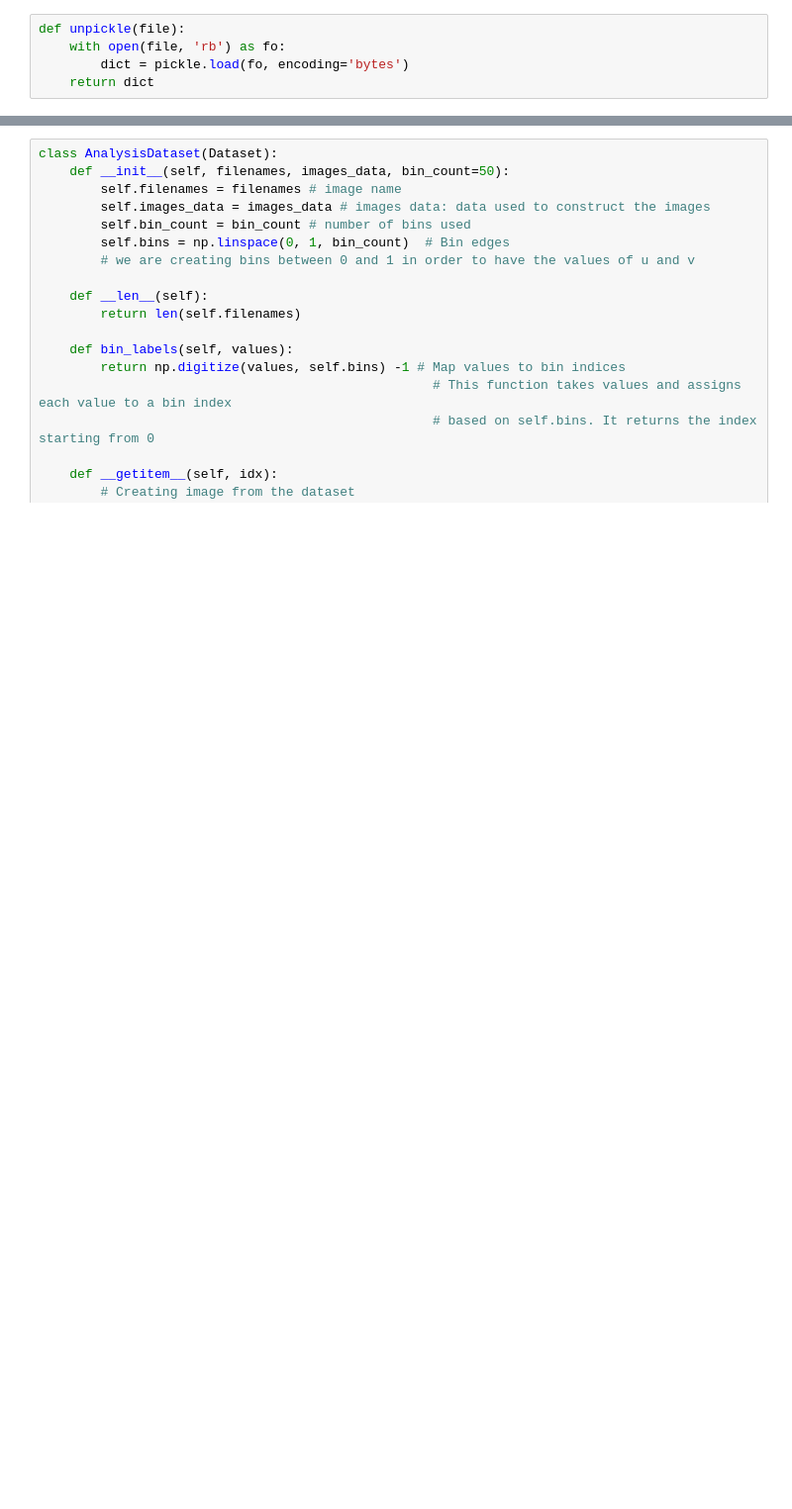
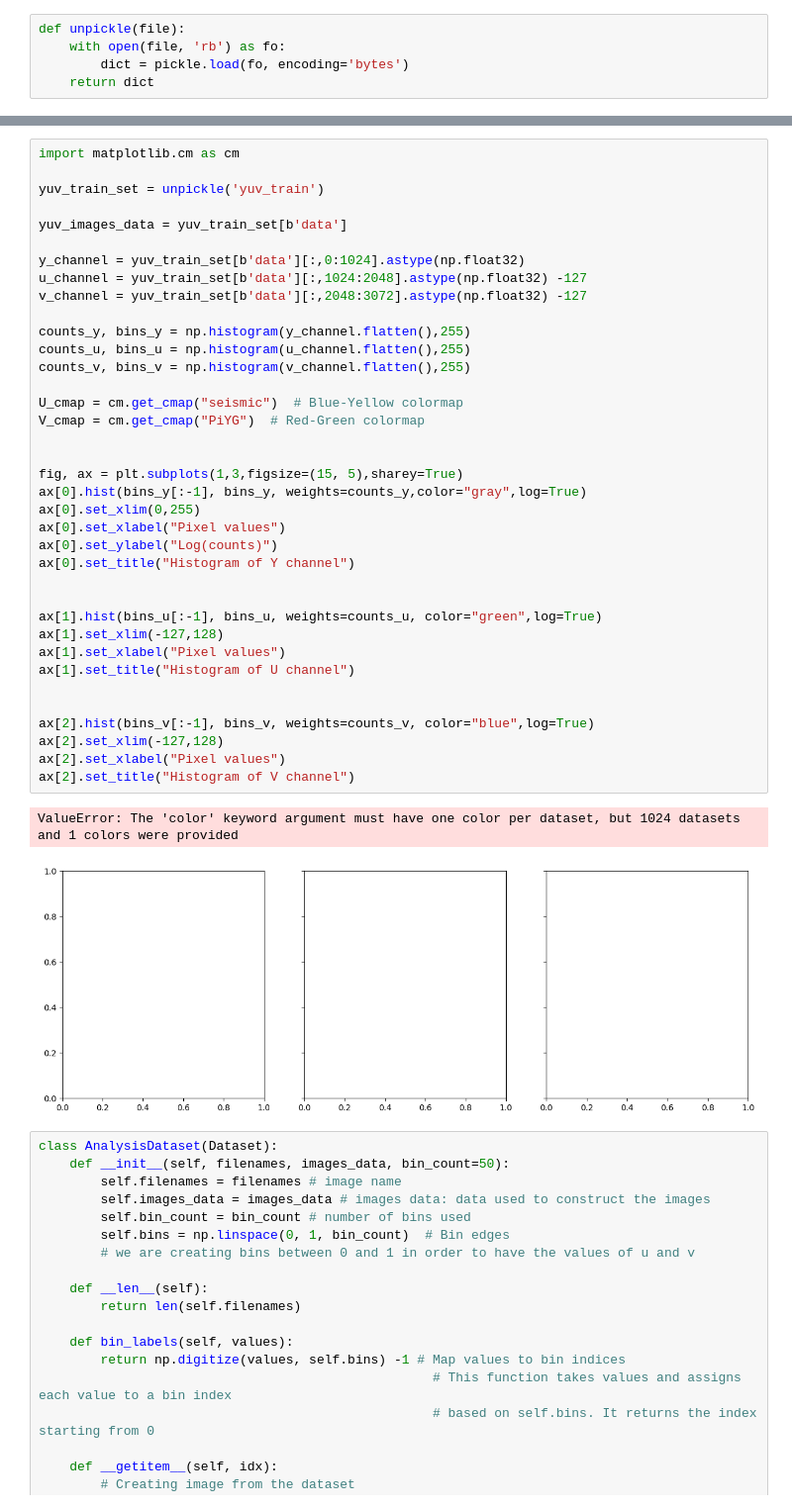
Before and after one commit to mihribanyvs/Colorization, a Jupyter notebook: dataset_analysis.ipynb, the cells around one changed output, grey strips where cells are left out. Shown at 99% size. Cells and saved outputs as stored; diff of their text form; blank space fills up the shorter version.

```diff
--- a/dataset_analysis.ipynb
+++ b/dataset_analysis.ipynb
@@ -15,3 +157,43 @@ def unpickle(file):
+# %%
+import matplotlib.cm as cm
+
+yuv_train_set = unpickle('yuv_train')
+
+yuv_images_data = yuv_train_set[b'data']
+
+y_channel = yuv_train_set[b'data'][:,0:1024].astype(np.float32)
+u_channel = yuv_train_set[b'data'][:,1024:2048].astype(np.float32) -127
+v_channel = yuv_train_set[b'data'][:,2048:3072].astype(np.float32) -127
+
+counts_y, bins_y = np.histogram(y_channel.flatten(),255)
+counts_u, bins_u = np.histogram(u_channel.flatten(),255)
+counts_v, bins_v = np.histogram(v_channel.flatten(),255)
+
+U_cmap = cm.get_cmap("seismic")  # Blue-Yellow colormap
+V_cmap = cm.get_cmap("PiYG")  # Red-Green colormap
+
+
+fig, ax = plt.subplots(1,3,figsize=(15, 5),sharey=True)
+ax[0].hist(bins_y[:-1], bins_y, weights=counts_y,color="gray",log=True)
+ax[0].set_xlim(0,255)
+ax[0].set_xlabel("Pixel values")
+ax[0].set_ylabel("Log(counts)")
+ax[0].set_title("Histogram of Y channel")
+
+
+ax[1].hist(bins_u[:-1], bins_u, weights=counts_u, color="green",log=True)
+ax[1].set_xlim(-127,128)
+ax[1].set_xlabel("Pixel values")
+ax[1].set_title("Histogram of U channel")
+
+
+ax[2].hist(bins_v[:-1], bins_v, weights=counts_v, color="blue",log=True)
+ax[2].set_xlim(-127,128)
+ax[2].set_xlabel("Pixel values")
+ax[2].set_title("Histogram of V channel")
+# %% [output]
+ValueError: The 'color' keyword argument must have one color per dataset, but 1024 datasets and 1 colors were provided
+[figure, added]
 # %%
 class AnalysisDataset(Dataset):
     def __init__(self, filenames, images_data, bin_count=50):
```
Also changed, not shown: parts of 9 cells of this notebook.
